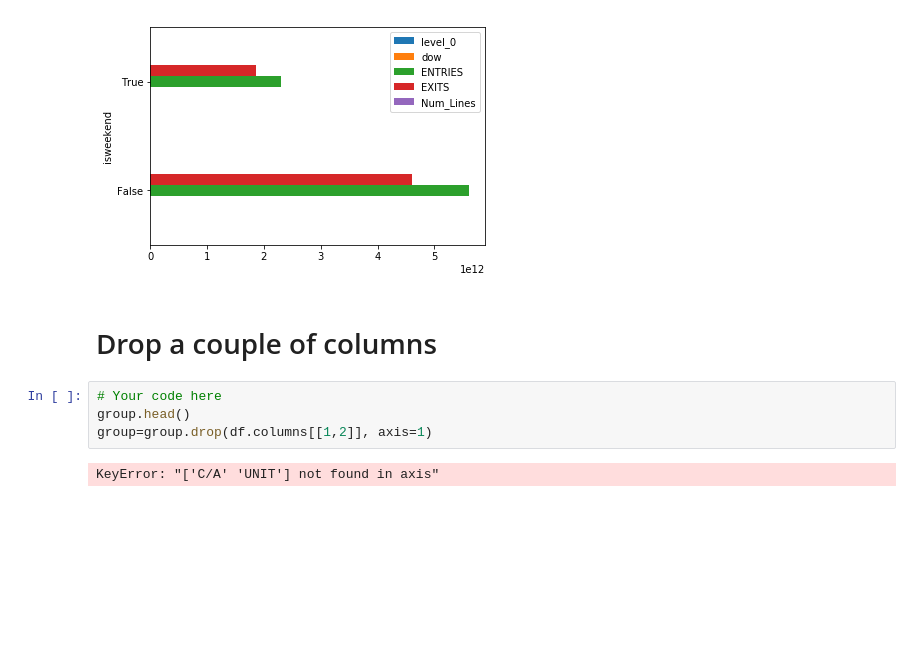
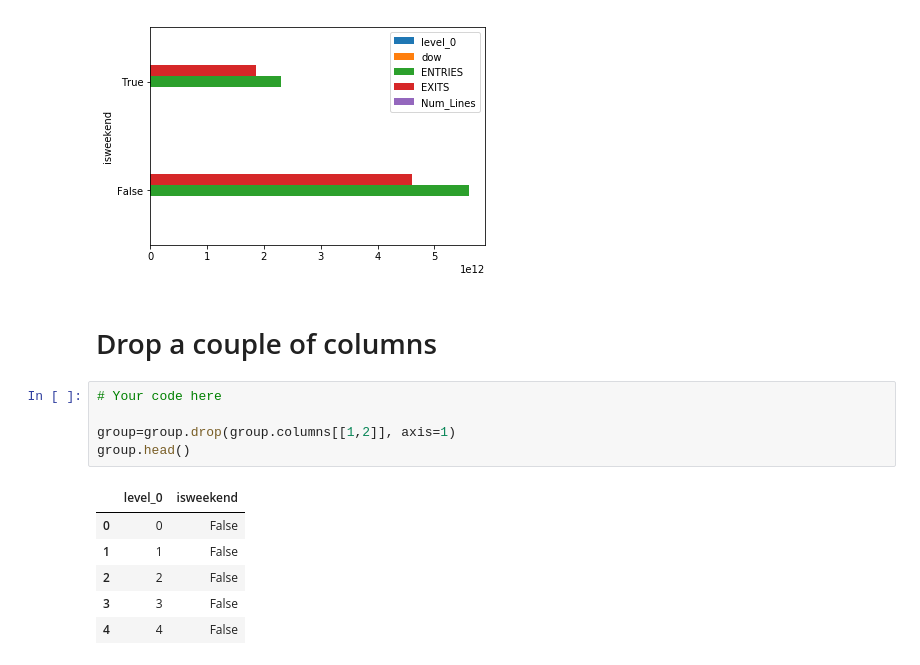
Before and after one commit to alexxlu/dsc-0-03-08-understanding-pandas-series-and-dataframes-lab-online-ds-pt-100118, a Jupyter notebook: index.ipynb, the cells around one changed output. Saved outputs shown, nothing was run; the diff lists cells and outputs as text; blank space fills up the shorter version.

```diff
--- a/index.ipynb
+++ b/index.ipynb
@@ -154,7 +154,13 @@ grouped.plot(kind='barh')
 # Drop a couple of columns
 # %%
 # Your code here
+
+group=group.drop(group.columns[[1,2]], axis=1)
 group.head()
-group=group.drop(df.columns[[1,2]], axis=1)
 # %% [output]
-KeyError: "['C/A' 'UNIT'] not found in axis"
+|  | level_0 | isweekend |
+| 0 | 0 | False |
+| 1 | 1 | False |
+| 2 | 2 | False |
+| 3 | 3 | False |
+| 4 | 4 | False |
```
